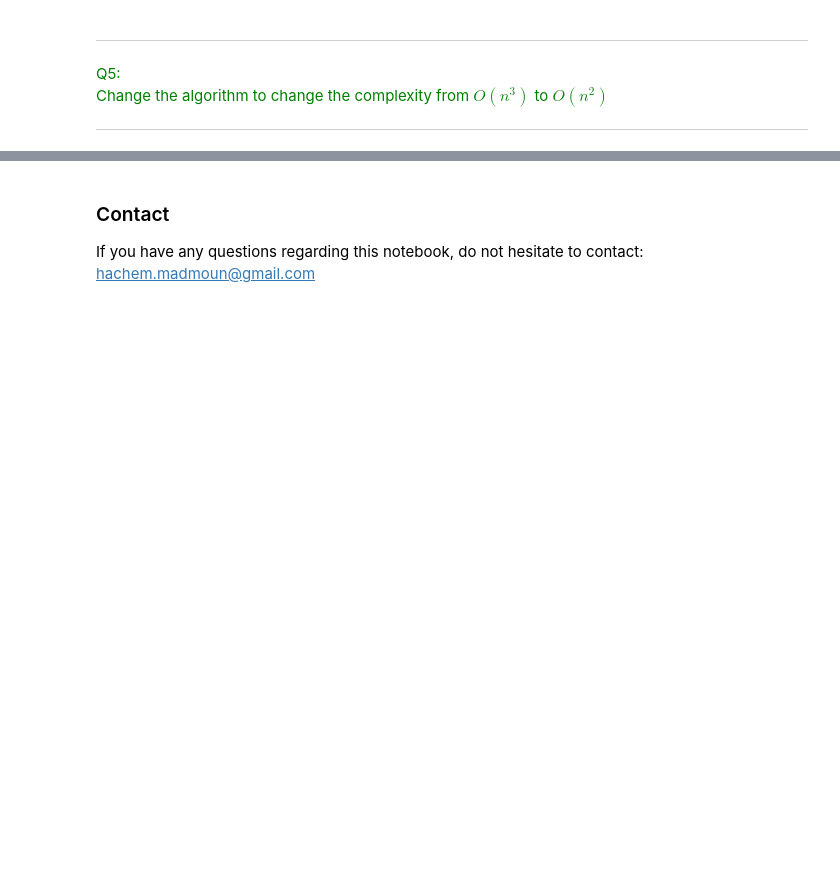
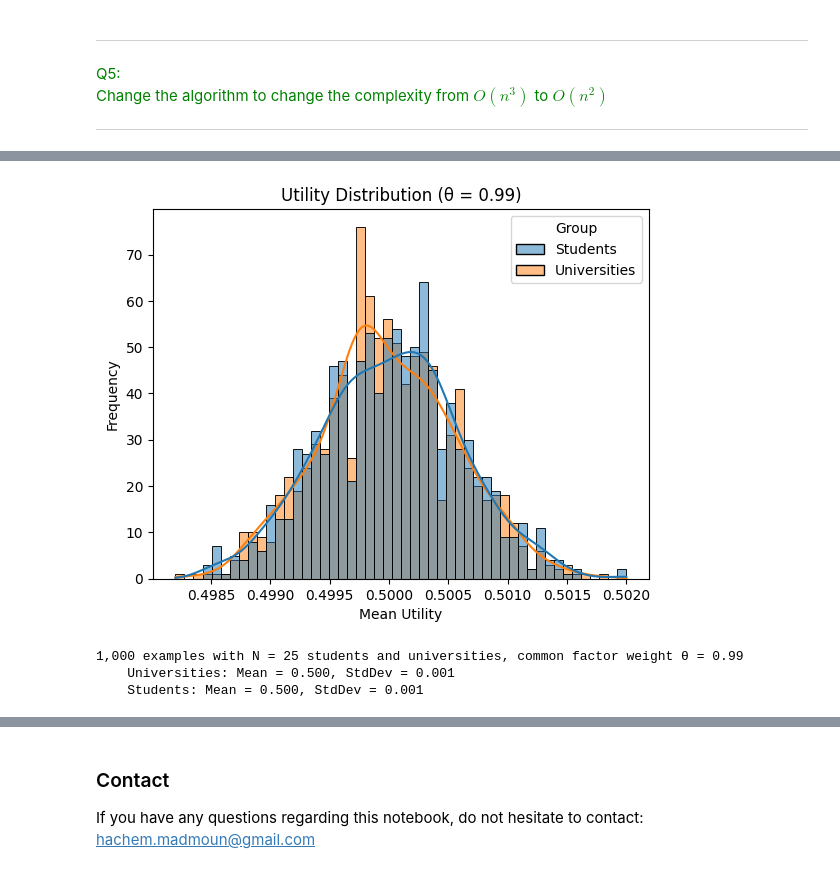
Before and after one commit to kaijuTAT/minibank, a Jupyter notebook: Programming_sessions/PS_2/Programming_Session_2.ipynb, the cells around one changed output, grey strips where cells are left out. Cells and saved outputs as stored; diff of their text form; code cells hidden in the pictures; blank space fills up the shorter version.

```diff
--- a/Programming_sessions/PS_2/Programming_Session_2.ipynb
+++ b/Programming_sessions/PS_2/Programming_Session_2.ipynb
@@ -239,0 +634,8 @@ Compare the result of your code to the one obtained during the lecture.
+# %%
+# Example usage
+show_students_universities(N=25, theta=0.99, repeat=1000, bins=50)
+# %% [output]
+[figure, added]
+1,000 examples with N = 25 students and universities, common factor weight θ = 0.99
+    Universities: Mean = 0.500, StdDev = 0.001
+    Students: Mean = 0.500, StdDev = 0.001
```
Also changed, not shown: parts of 35 cells of this notebook, 5 other files.
